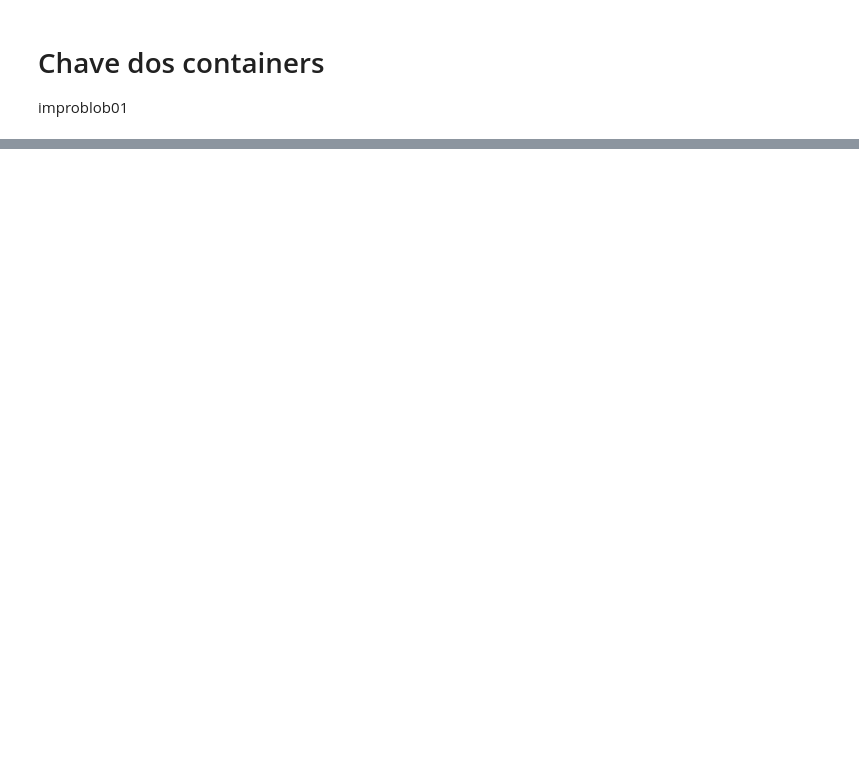
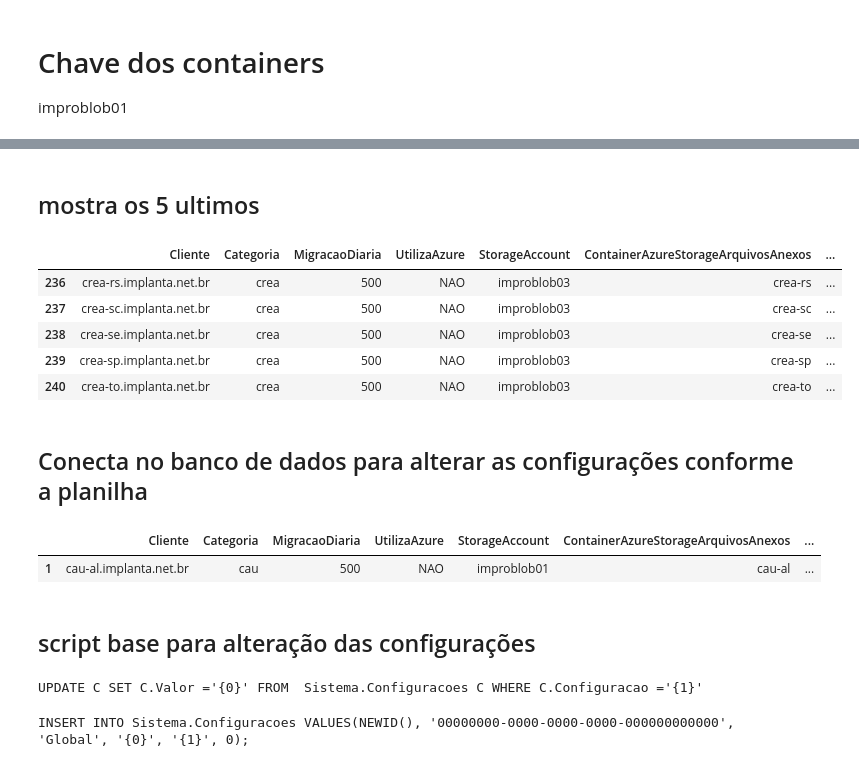
Before and after one commit to WesleySiNeves/BancoDados, a Jupyter notebook: Python/2.Azure/1.StorageAcounts/CreateContainer.ipynb, the cells around one changed output, grey strips where cells are left out. Cells and saved outputs as stored; diff of their text form; code cells hidden in the pictures; blank space fills up the shorter version.

```diff
--- a/Python/2.Azure/1.StorageAcounts/CreateContainer.ipynb
+++ b/Python/2.Azure/1.StorageAcounts/CreateContainer.ipynb
@@ -41,0 +117,13 @@ database: cau-al.implanta.net.br  storageAccount: improblob01  Container já exi
+# %% [markdown]
+## mostra os 5 ultimos
+# %%
+filter_caregorias.tail(5)
+# %% [output]
+|  | Cliente | Categoria | MigracaoDiaria | UtilizaAzure | StorageAccount | ContainerAzureStorageArquivosAnexos | ... |
+| 236 | crea-rs.implanta.net.br | crea | 500 | NAO | improblob03 | crea-rs | ... |
+| 237 | crea-sc.implanta.net.br | crea | 500 | NAO | improblob03 | crea-sc | ... |
+| 238 | crea-se.implanta.net.br | crea | 500 | NAO | improblob03 | crea-se | ... |
+| 239 | crea-sp.implanta.net.br | crea | 500 | NAO | improblob03 | crea-sp | ... |
+| 240 | crea-to.implanta.net.br | crea | 500 | NAO | improblob03 | crea-to | ... |
+# %% [markdown]
+## Conecta no banco de dados para alterar as configurações conforme a planilha
@@ -41,0 +140,18 @@ database: cau-al.implanta.net.br  storageAccount: improblob01  Container já exi
+# %%
+filter_caregorias.query("Cliente =='cau-al.implanta.net.br'")
+# %% [output]
+|  | Cliente | Categoria | MigracaoDiaria | UtilizaAzure | StorageAccount | ContainerAzureStorageArquivosAnexos | ... |
+| 1 | cau-al.implanta.net.br | cau | 500 | NAO | improblob01 | cau-al | ... |
+# %% [markdown]
+## script base para alteração das configurações
+# %%
+base_script_update = "UPDATE C SET C.Valor ='{0}' FROM  Sistema.Configuracoes C WHERE C.Configuracao ='{1}'"
+print(base_script_update)
+# %% [output]
+UPDATE C SET C.Valor ='{0}' FROM  Sistema.Configuracoes C WHERE C.Configuracao ='{1}'
+# %%
+base_script_insert = "INSERT INTO Sistema.Configuracoes VALUES(NEWID(), '00000000-0000-0000-0000-000000000000', 'Global', '{0}', '{1}', 0);"
+
+print(base_script_insert)
+# %% [output]
+INSERT INTO Sistema.Configuracoes VALUES(NEWID(), '00000000-0000-0000-0000-000000000000', 'Global', '{0}', '{1}', 0);
```
Also changed, not shown: parts of 25 cells of this notebook, 35 other files.
